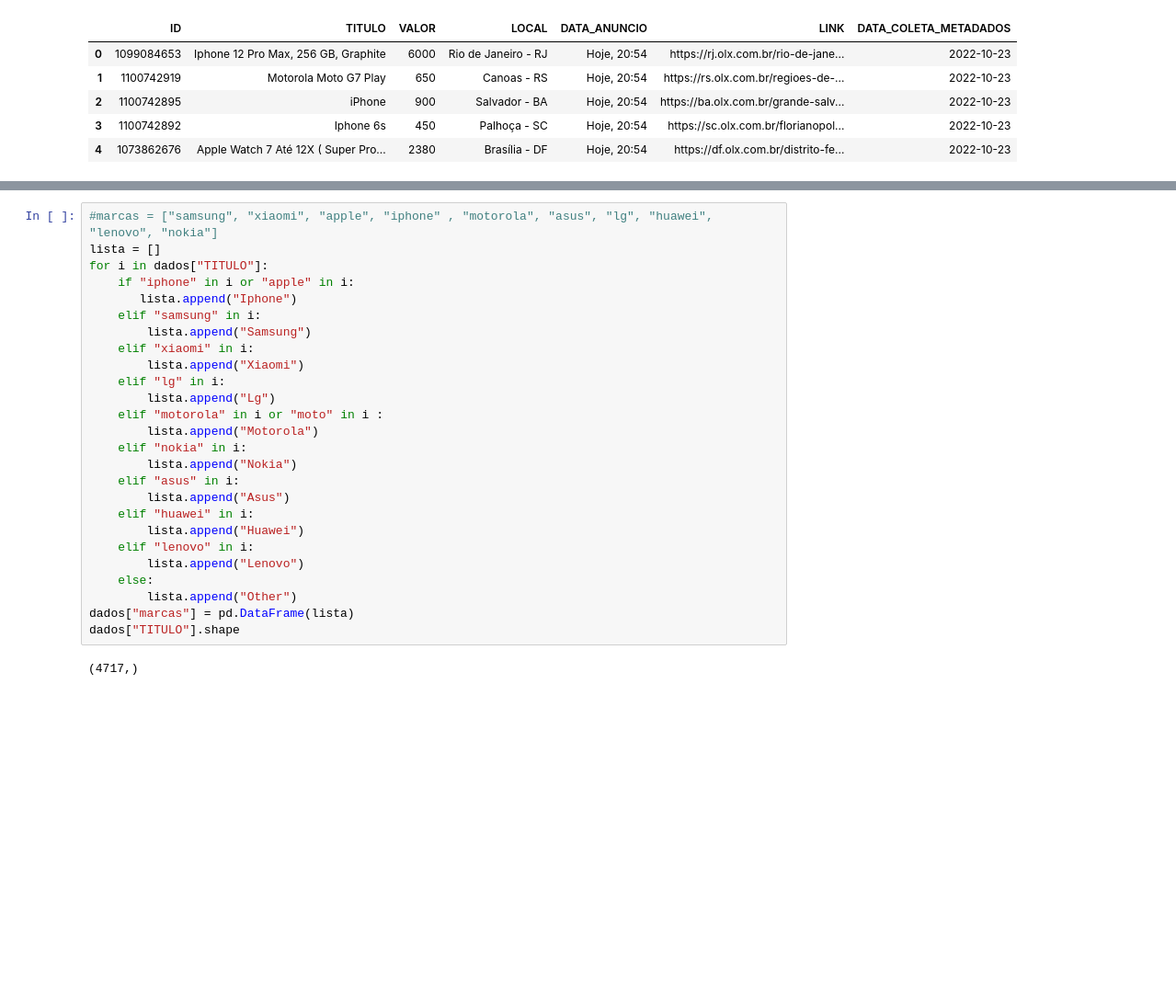
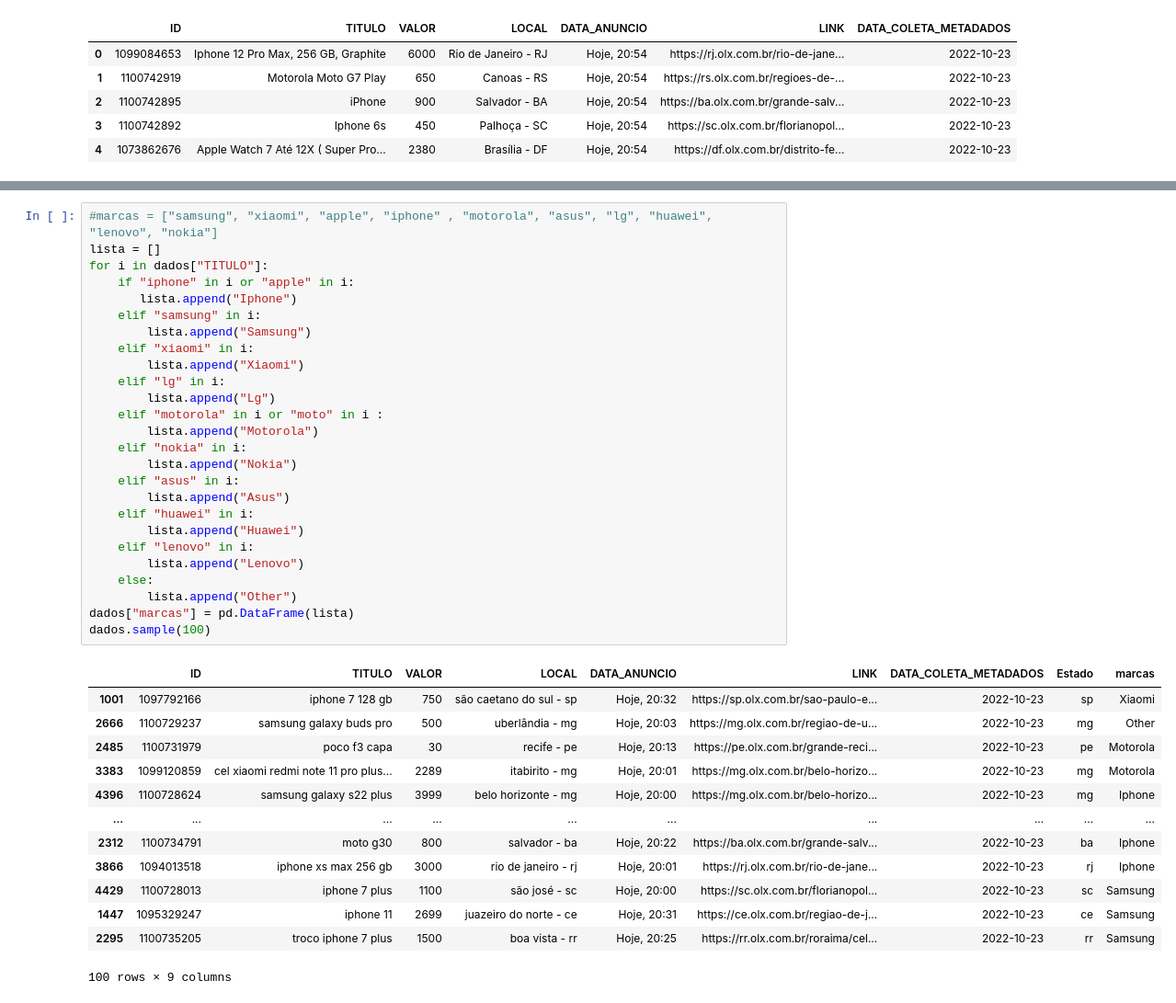
Before and after one commit to PaulAnicet97/Data_analysis, a Jupyter notebook: OLX/data_preparation.ipynb, the cells around one changed output, grey strips where cells are left out. Shown at 92% size. Drawn from its saved outputs; the diff is of its cells as text; blank space fills up the shorter version.

```diff
--- a/OLX/data_preparation.ipynb
+++ b/OLX/data_preparation.ipynb
@@ -217,28 +218,40 @@ memory usage: 294.8+ KB
 # %%
 #marcas = ["samsung", "xiaomi", "apple", "iphone" , "motorola", "asus", "lg", "huawei", "lenovo", "nokia"]
 lista = []
 for i in dados["TITULO"]:
     if "iphone" in i or "apple" in i:
        lista.append("Iphone")
     elif "samsung" in i:
         lista.append("Samsung")
     elif "xiaomi" in i:
         lista.append("Xiaomi")
     elif "lg" in i:
         lista.append("Lg")
     elif "motorola" in i or "moto" in i :
         lista.append("Motorola")
     elif "nokia" in i:
         lista.append("Nokia")
     elif "asus" in i:
         lista.append("Asus")
     elif "huawei" in i:
         lista.append("Huawei")
     elif "lenovo" in i:
         lista.append("Lenovo")
     else:
         lista.append("Other")
 dados["marcas"] = pd.DataFrame(lista)
-dados["TITULO"].shape
+dados.sample(100)
 # %% [output]
+|  | ID | TITULO | VALOR | LOCAL | DATA_ANUNCIO | LINK | DATA_COLETA_METADADOS | Estado | marcas |
+| 1001 | 1097792166 | iphone 7 128 gb | 750 | são caetano do sul - sp | Hoje, 20:32 | https://sp.olx.com.br/sao-paulo-e... | 2022-10-23 | sp | Xiaomi |
+| 2666 | 1100729237 | samsung galaxy buds pro | 500 | uberlândia - mg | Hoje, 20:03 | https://mg.olx.com.br/regiao-de-u... | 2022-10-23 | mg | Other |
+| 2485 | 1100731979 | poco f3 capa | 30 | recife - pe | Hoje, 20:13 | https://pe.olx.com.br/grande-reci... | 2022-10-23 | pe | Motorola |
+| 3383 | 1099120859 | cel xiaomi redmi note 11 pro plus... | 2289 | itabirito - mg | Hoje, 20:01 | https://mg.olx.com.br/belo-horizo... | 2022-10-23 | mg | Motorola |
+| 4396 | 1100728624 | samsung galaxy s22 plus | 3999 | belo horizonte - mg | Hoje, 20:00 | https://mg.olx.com.br/belo-horizo... | 2022-10-23 | mg | Iphone |
+| ... | ... | ... | ... | ... | ... | ... | ... | ... | ... |
+| 2312 | 1100734791 | moto g30 | 800 | salvador - ba | Hoje, 20:22 | https://ba.olx.com.br/grande-salv... | 2022-10-23 | ba | Iphone |
+| 3866 | 1094013518 | iphone xs max 256 gb | 3000 | rio de janeiro - rj | Hoje, 20:01 | https://rj.olx.com.br/rio-de-jane... | 2022-10-23 | rj | Iphone |
+| 4429 | 1100728013 | iphone 7 plus | 1100 | são josé - sc | Hoje, 20:00 | https://sc.olx.com.br/florianopol... | 2022-10-23 | sc | Samsung |
+| 1447 | 1095329247 | iphone 11 | 2699 | juazeiro do norte - ce | Hoje, 20:31 | https://ce.olx.com.br/regiao-de-j... | 2022-10-23 | ce | Samsung |
+| 2295 | 1100735205 | troco iphone 7 plus | 1500 | boa vista - rr | Hoje, 20:25 | https://rr.olx.com.br/roraima/cel... | 2022-10-23 | rr | Samsung |
-(4717,)
+100 rows × 9 columns
```
Also changed, not shown: parts of 11 cells of this notebook, 6 other files.
